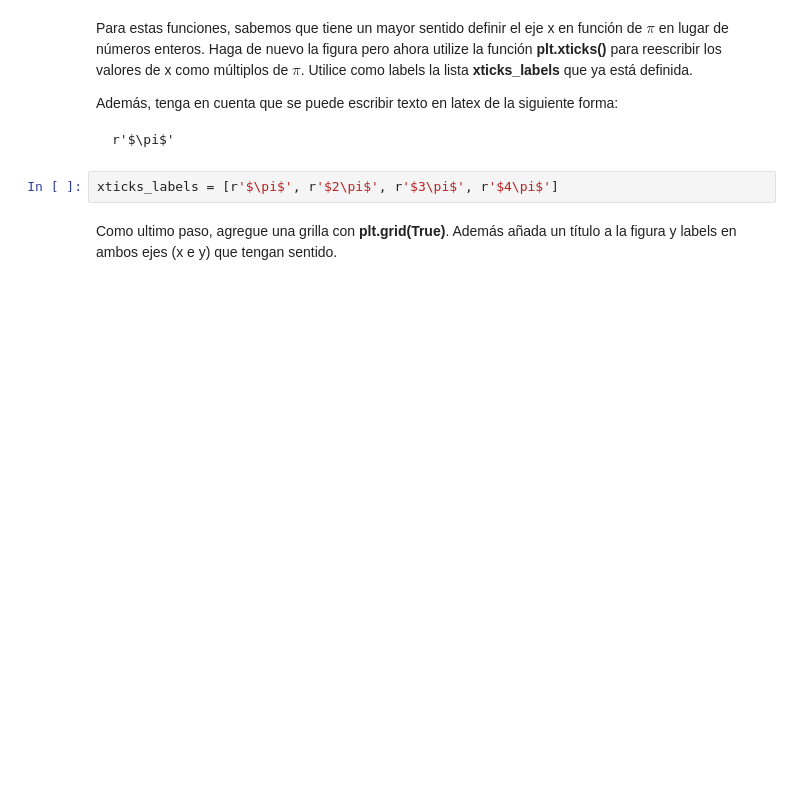
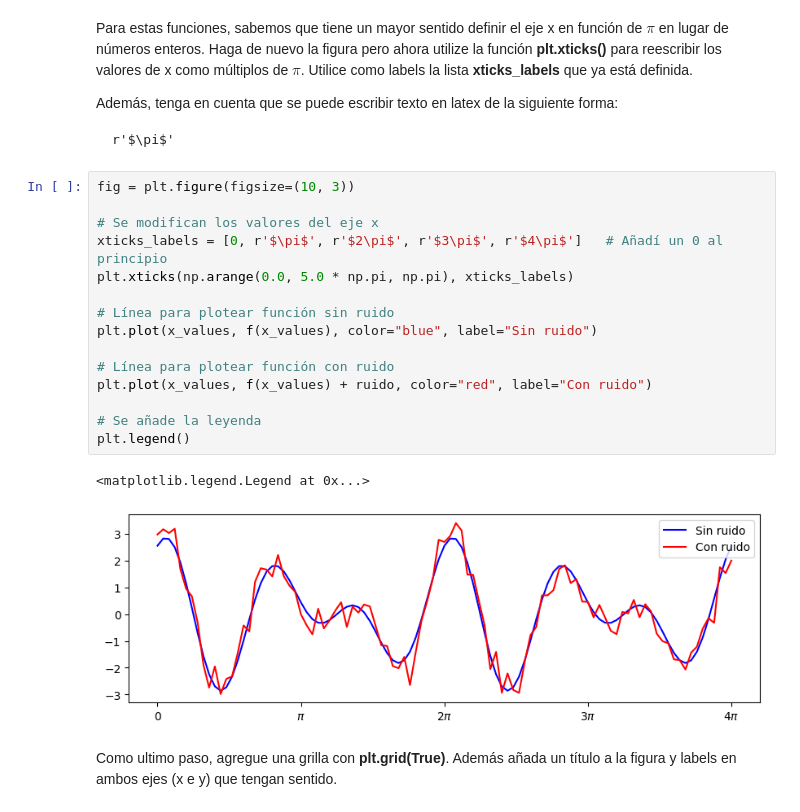
Before and after one commit to dantekliwadenko/Tarea-1, a Jupyter notebook: Tarea_1.ipynb, the cells around one changed output. Saved outputs shown, nothing was run; the diff lists cells and outputs as text; blank space fills up the shorter version.

````diff
--- a/Tarea_1.ipynb
+++ b/Tarea_1.ipynb
@@ -361,7 +407,23 @@ Además, tenga en cuenta que se puede escribir texto en latex de la siguiente fo
 ```
 r'$\pi$'
 ```
-# %%
-xticks_labels = [r'$\pi$', r'$2\pi$', r'$3\pi$', r'$4\pi$']
+# %%
+fig = plt.figure(figsize=(10, 3))
+
+# Se modifican los valores del eje x
+xticks_labels = [0, r'$\pi$', r'$2\pi$', r'$3\pi$', r'$4\pi$']   # Añadí un 0 al principio
+plt.xticks(np.arange(0.0, 5.0 * np.pi, np.pi), xticks_labels)
+
+# Línea para plotear función sin ruido
+plt.plot(x_values, f(x_values), color="blue", label="Sin ruido")
+
+# Línea para plotear función con ruido
+plt.plot(x_values, f(x_values) + ruido, color="red", label="Con ruido")
+
+# Se añade la leyenda
+plt.legend()
+# %% [output]
+<matplotlib.legend.Legend at 0x...>
+[figure, added]
 # %% [markdown]
 Como ultimo paso, agregue una grilla con **plt.grid(True)**. Además añada un título a la figura y labels en ambos ejes (x e y) que tengan sentido.
````
Also changed, not shown: parts of 19 cells of this notebook.
